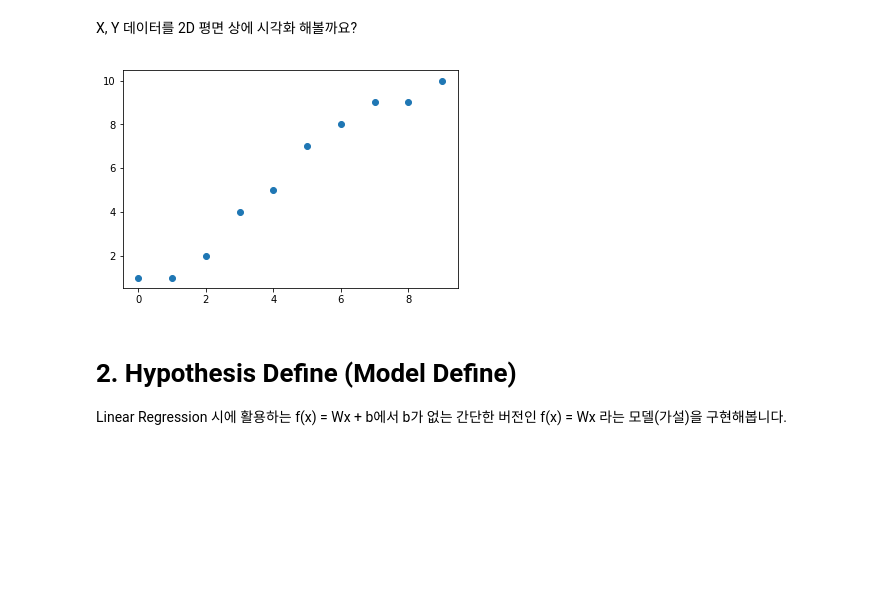
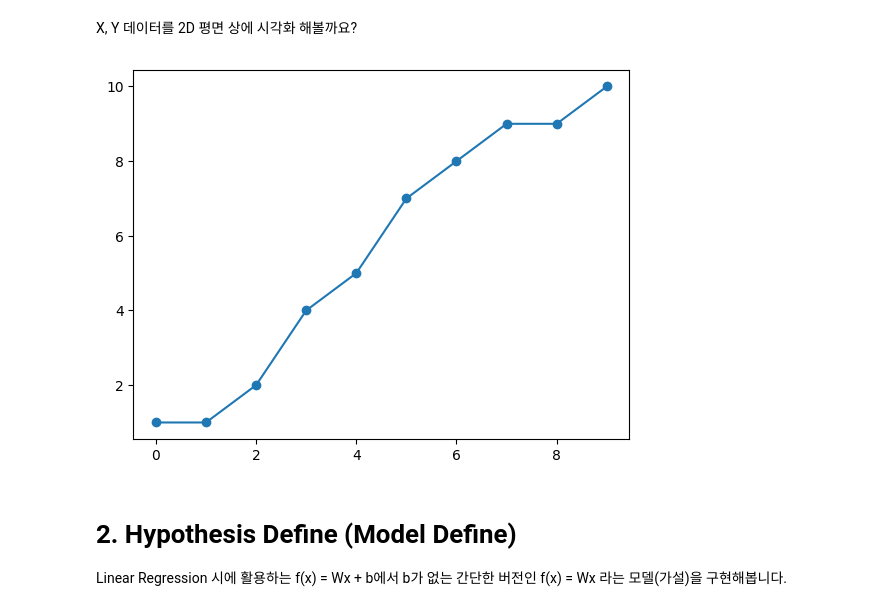
Before and after one commit to heartcored98/Standalone-DeepLearning, a Jupyter notebook: Lec1/Lab1_linear_regression.ipynb, the cells around one changed output. Drawn from its saved outputs; the diff is of its cells as text; code cells hidden in the pictures; blank space fills up the shorter version.

```diff
--- a/Lec1/Lab1_linear_regression.ipynb
+++ b/Lec1/Lab1_linear_regression.ipynb
@@ -31,10 +31,11 @@ Y = [1, 1, 2, 4, 5, 7, 8, 9, 9, 10]
 X, Y 데이터를 2D 평면 상에 시각화 해볼까요?
 # %%
 import matplotlib.pyplot as plt
+plt.plot(X, Y)
 plt.scatter(X, Y)
 plt.show()
 # %% [output]
-[figure, old version]
+[figure, new version]
 # %% [markdown]
 # 2. Hypothesis Define (Model Define)
 
```
Also changed, not shown: parts of 2 cells of this notebook.
